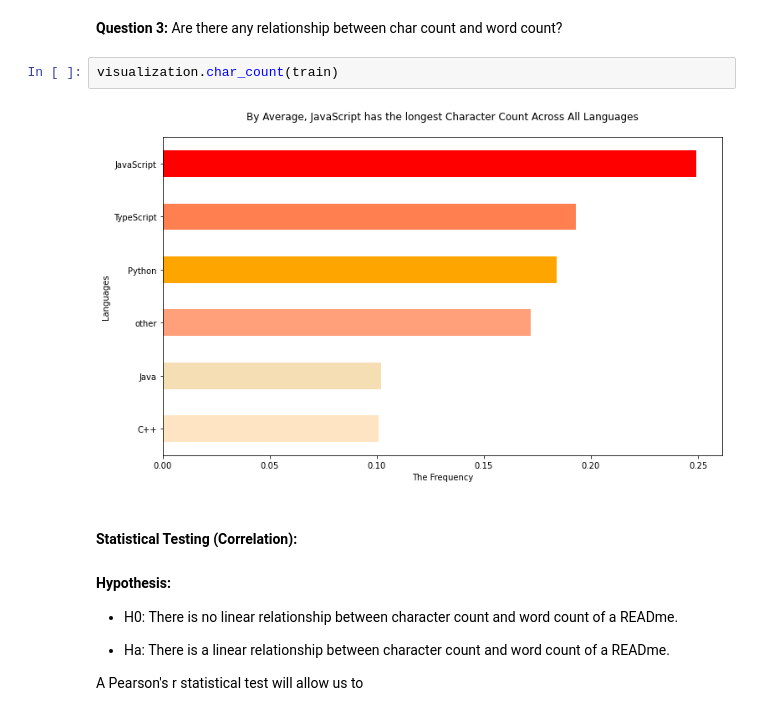
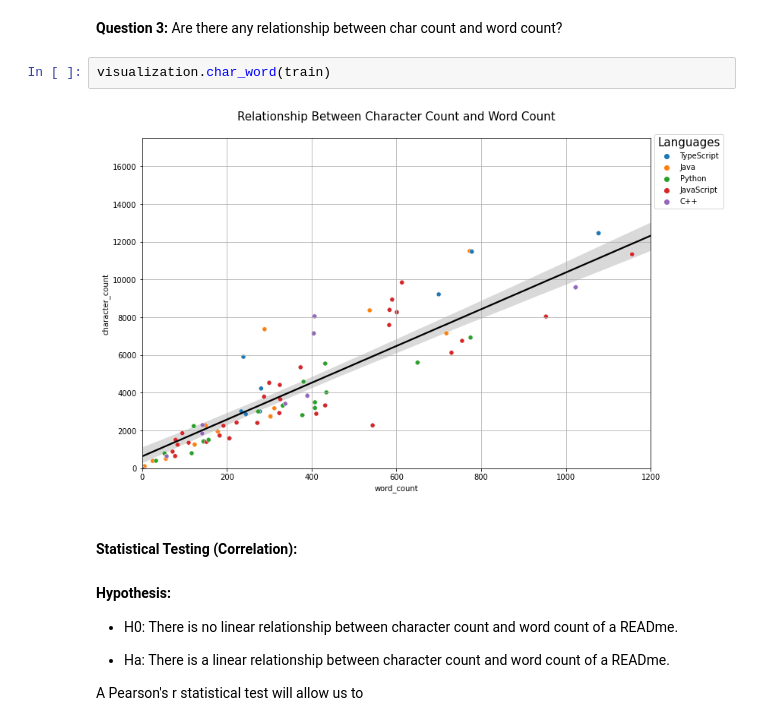
Before and after one commit to team2-nlp-project/team2-nlp-project, a Jupyter notebook: final_report_team_2_nlp_project.ipynb, the cells around one changed output. Drawn from its saved outputs; the diff is of its cells as text.

```diff
--- a/final_report_team_2_nlp_project.ipynb
+++ b/final_report_team_2_nlp_project.ipynb
@@ -110,9 +110,9 @@ visualization.word_cloud(train)
 # %% [markdown]
 **Question 3:** Are there any relationship between char count and word count?
 # %%
-visualization.char_count(train)
+visualization.char_word(train)
 # %% [output]
-[figure, old version]
+[figure, new version]
 # %% [markdown]
 #### Statistical Testing (Correlation):
 
```
Also changed, not shown: parts of 1 cell of this notebook, 1 other file.
